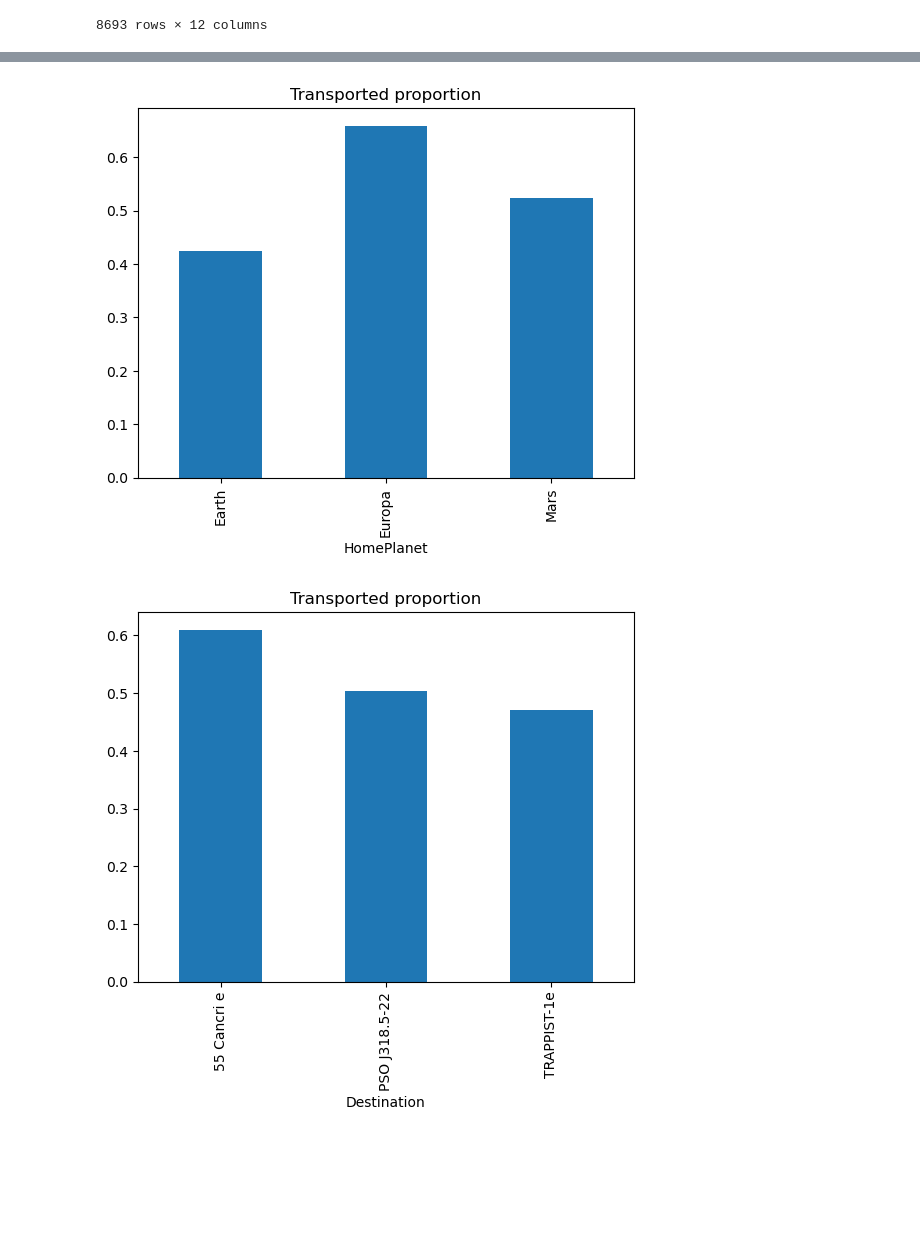
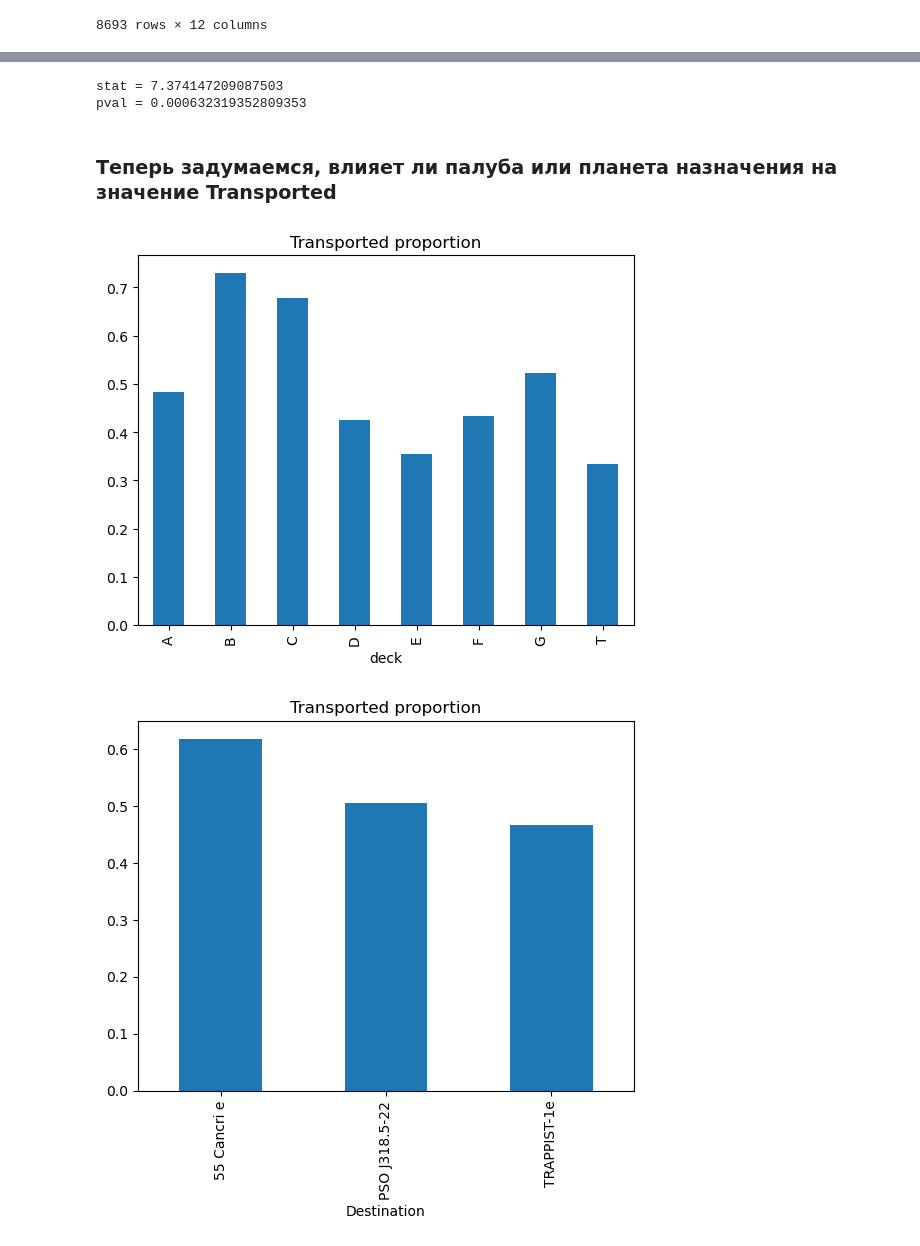
Before and after one commit to lambdadeltaD7/ABhelp, a Jupyter notebook: ex.ipynb, the cells around one changed output, grey strips where cells are left out. Cells and saved outputs as stored; diff of their text form; code cells hidden in the pictures; blank space fills up the shorter version.

```diff
--- a/ex.ipynb
+++ b/ex.ipynb
@@ -63,3 +44,0 @@ for col in numerical:
-# %%
-for col in numerical:
-    df.boxplot(column=col, by="Destination", showfliers=False)
@@ -73,5 +44,0 @@ for col in numerical:
-# %%
-for col in categorical:
-    df.groupby(col)["VIP"].mean().plot(kind='bar')
-    plt.title("VIP proportion")
-    plt.show()
@@ -82,5 +44,0 @@ for col in categorical:
-# %%
-for col in categorical:
-    df.groupby(col)["CryoSleep"].mean().plot(kind='bar')
-    plt.title("CryoSleep proportion")
-    plt.show()
@@ -90,0 +47,4 @@ for col in categorical:
+# %%
+print(df.shape)
+df = df.dropna()
+print(df.shape)
@@ -91,8 +223,17 @@ for col in categorical:
+# %%
+groups = [ df[df["HomePlanet"]==pl]["Age"] for pl in df["HomePlanet"].unique()]
+stat,pval = stats.levene(*groups)
+print(f"stat = {stat}\npval = {pval}")
+# %% [output]
+stat = 7.374147209087503
+pval = 0.000632319352809353
+# %% [markdown]
+### Теперь задумаемся, влияет ли палуба или планета назначения на значение Transported
 # %%
-for col in categorical:
+for col in ["deck", "Destination"]:
     df.groupby(col)["Transported"].mean().plot(kind='bar')
     plt.title("Transported proportion")
     plt.show()
 # %% [output]
-[figure, old version]
+[figure, new version]
-[figure, old version]
+[figure, new version]
```
Also changed, not shown: parts of 51 cells of this notebook, 1 other file.
